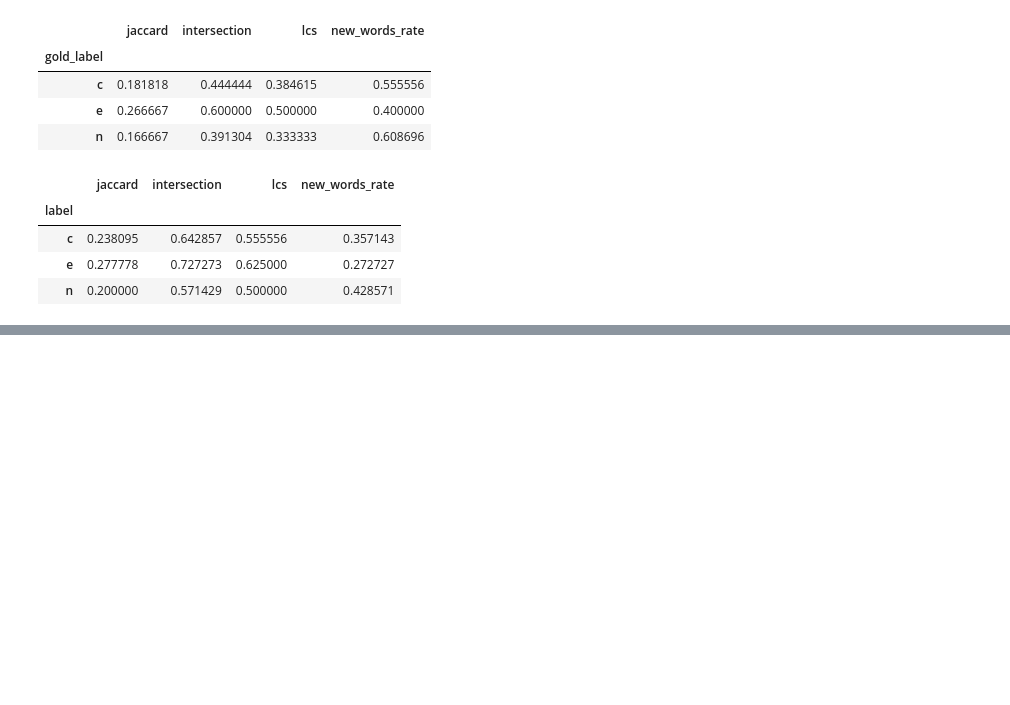
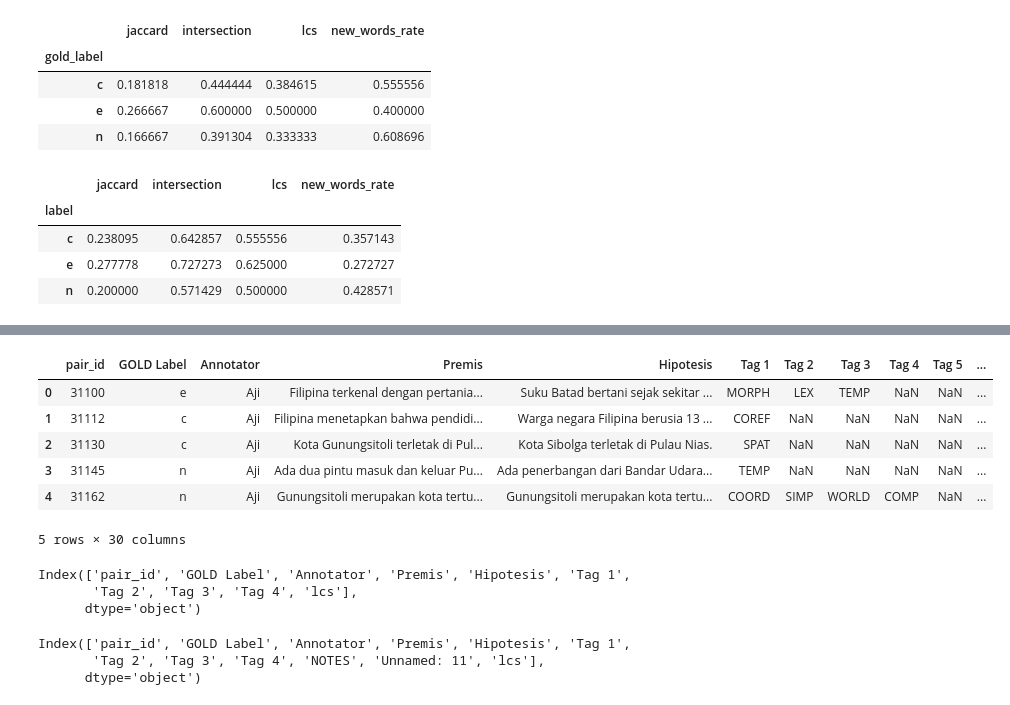
Before and after one commit to rah-man/nli, a Jupyter notebook: Similarity-Instances.ipynb, the cells around one changed output, grey strips where cells are left out. Saved outputs shown, nothing was run; the diff lists cells and outputs as text; code cells hidden in the pictures; blank space fills up the shorter version.

```diff
--- a/Similarity-Instances.ipynb
+++ b/Similarity-Instances.ipynb
@@ -318,0 +384,11 @@ round_trip.groupby('label')[['jaccard', 'intersection', 'lcs', 'new_words_rate']
+# %%
+df2['lcs'] = df2.apply(lambda x: lcs(x.Premis, x.Hipotesis, mode=1), axis=1)
+df2.head()
+# %% [output]
+|  | pair_id | GOLD Label | Annotator | Premis | Hipotesis | Tag 1 | Tag 2 | Tag 3 | Tag 4 | Tag 5 | ... |
+| 0 | 31100 | e | Aji | Filipina terkenal dengan pertania... | Suku Batad bertani sejak sekitar ... | MORPH | LEX | TEMP | NaN | NaN | ... |
+| 1 | 31112 | c | Aji | Filipina menetapkan bahwa pendidi... | Warga negara Filipina berusia 13 ... | COREF | NaN | NaN | NaN | NaN | ... |
+| 2 | 31130 | c | Aji | Kota Gunungsitoli terletak di Pul... | Kota Sibolga terletak di Pulau Nias. | SPAT | NaN | NaN | NaN | NaN | ... |
+| 3 | 31145 | n | Aji | Ada dua pintu masuk dan keluar Pu... | Ada penerbangan dari Bandar Udara... | TEMP | NaN | NaN | NaN | NaN | ... |
+| 4 | 31162 | n | Aji | Gunungsitoli merupakan kota tertu... | Gunungsitoli merupakan kota tertu... | COORD | SIMP | WORLD | COMP | NaN | ... |
+5 rows × 30 columns
@@ -318,0 +397,12 @@ round_trip.groupby('label')[['jaccard', 'intersection', 'lcs', 'new_words_rate']
+# %%
+df1.columns
+# %% [output]
+Index(['pair_id', 'GOLD Label', 'Annotator', 'Premis', 'Hipotesis', 'Tag 1',
+       'Tag 2', 'Tag 3', 'Tag 4', 'lcs'],
+      dtype='object')
+# %%
+df2.columns
+# %% [output]
+Index(['pair_id', 'GOLD Label', 'Annotator', 'Premis', 'Hipotesis', 'Tag 1',
+       'Tag 2', 'Tag 3', 'Tag 4', 'NOTES', 'Unnamed: 11', 'lcs'],
+      dtype='object')
```
Also changed, not shown: parts of 9 cells of this notebook, 2 other files.
